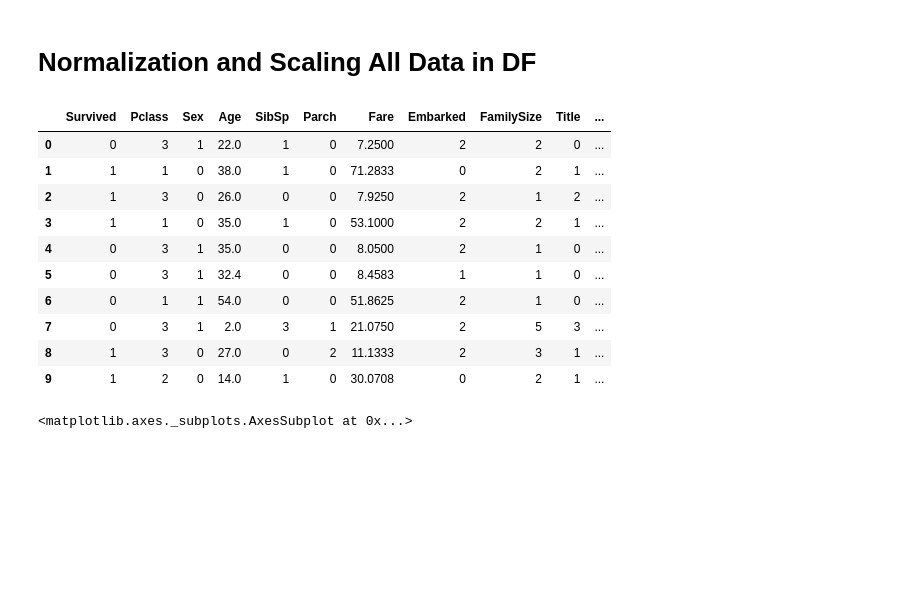
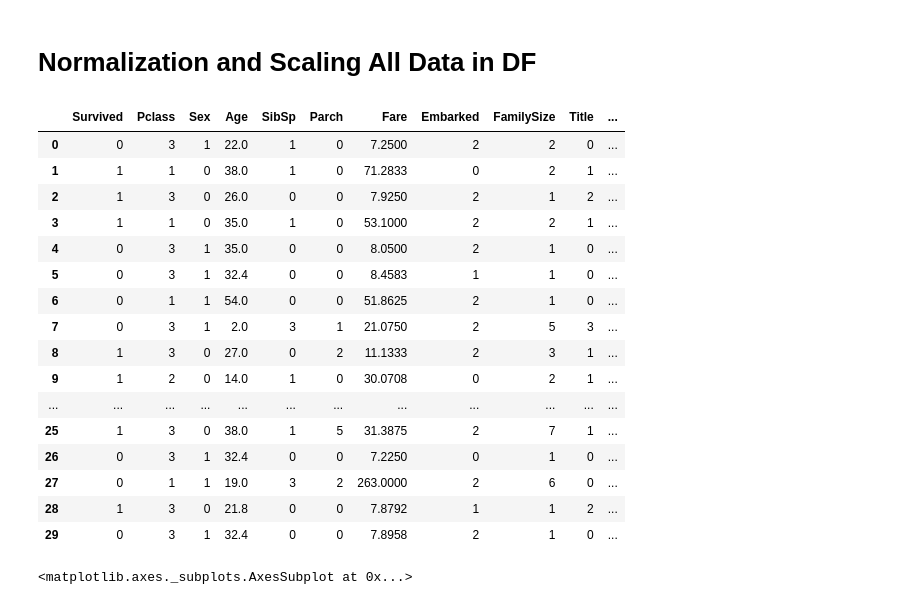
Before and after one commit to chiderac/Titanic-Coursework, a Jupyter notebook: Titanic Coursework.ipynb, the cells around one changed output. Drawn from its saved outputs; the diff is of its cells as text; code cells hidden in the pictures; blank space fills up the shorter version.

```diff
--- a/Titanic Coursework.ipynb
+++ b/Titanic Coursework.ipynb
@@ -728,3 +730,7 @@ df.head(10)
+# %%
+df['Title'] = df['Title'].replace(['Dr', 'Rev', 'Col', 'Major', 'Lady', 'Jonkheer', 'Don', 'Capt', 'the Countess', 'Sir', 'Dona'], 'Other')
+df['Title'] = df['Title'].replace(['Mlle', 'Ms'], 'Miss')
+df['Title'] = df['Title'].replace('Mme', 'Mrs')
 # %% [markdown]
 ### Changing Titles to numerical values
 # %%
@@ -779,19 +801,25 @@ scaler.fit(df)
 #df.Age = scaler.fit_transform(df['Age'])
 df_scaled = scaler.fit_transform(df)
 # %%
-df.head(10)
+df.head(30)
 # %% [output]
 |  | Survived | Pclass | Sex | Age | SibSp | Parch | Fare | Embarked | FamilySize | Title | ... |
 | 0 | 0 | 3 | 1 | 22.0 | 1 | 0 | 7.2500 | 2 | 2 | 0 | ... |
 | 1 | 1 | 1 | 0 | 38.0 | 1 | 0 | 71.2833 | 0 | 2 | 1 | ... |
 | 2 | 1 | 3 | 0 | 26.0 | 0 | 0 | 7.9250 | 2 | 1 | 2 | ... |
 | 3 | 1 | 1 | 0 | 35.0 | 1 | 0 | 53.1000 | 2 | 2 | 1 | ... |
 | 4 | 0 | 3 | 1 | 35.0 | 0 | 0 | 8.0500 | 2 | 1 | 0 | ... |
 | 5 | 0 | 3 | 1 | 32.4 | 0 | 0 | 8.4583 | 1 | 1 | 0 | ... |
 | 6 | 0 | 1 | 1 | 54.0 | 0 | 0 | 51.8625 | 2 | 1 | 0 | ... |
 | 7 | 0 | 3 | 1 | 2.0 | 3 | 1 | 21.0750 | 2 | 5 | 3 | ... |
 | 8 | 1 | 3 | 0 | 27.0 | 0 | 2 | 11.1333 | 2 | 3 | 1 | ... |
 | 9 | 1 | 2 | 0 | 14.0 | 1 | 0 | 30.0708 | 0 | 2 | 1 | ... |
+| ... | ... | ... | ... | ... | ... | ... | ... | ... | ... | ... | ... |
+| 25 | 1 | 3 | 0 | 38.0 | 1 | 5 | 31.3875 | 2 | 7 | 1 | ... |
+| 26 | 0 | 3 | 1 | 32.4 | 0 | 0 | 7.2250 | 0 | 1 | 0 | ... |
+| 27 | 0 | 1 | 1 | 19.0 | 3 | 2 | 263.0000 | 2 | 6 | 0 | ... |
+| 28 | 1 | 3 | 0 | 21.8 | 0 | 0 | 7.8792 | 1 | 1 | 2 | ... |
+| 29 | 0 | 3 | 1 | 32.4 | 0 | 0 | 7.8958 | 2 | 1 | 0 | ... |
 # %%
 # Analysing numerical data for normalised distribution
 #plt.figure(figsize=(20,5))
```
Also changed, not shown: parts of 20 cells of this notebook.
